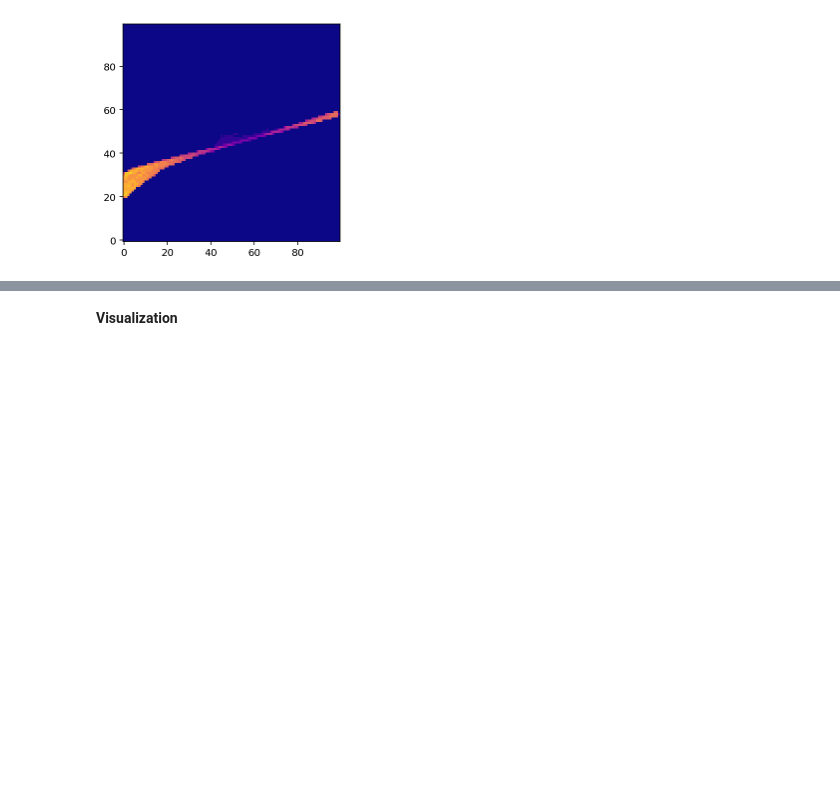
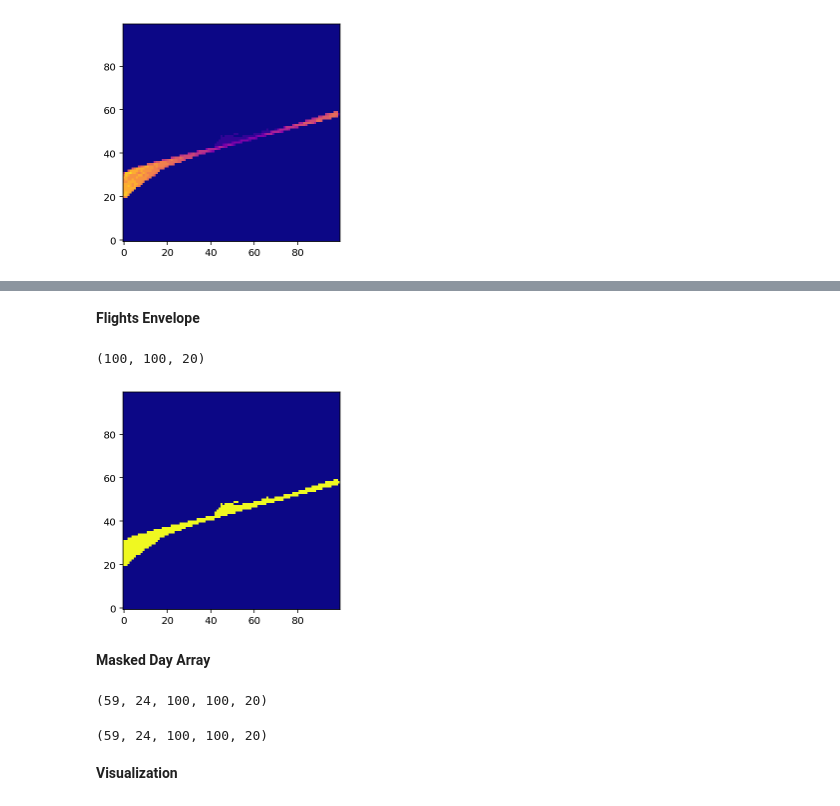
Before and after one commit to naguzmans/opportunistic-utm, a Jupyter notebook: conv_lstm_3d.ipynb, the cells around one changed output, grey strips where cells are left out. Drawn from its saved outputs; the diff is of its cells as text; code cells hidden in the pictures; blank space fills up the shorter version.

```diff
--- a/conv_lstm_3d.ipynb
+++ b/conv_lstm_3d.ipynb
@@ -191,0 +192,36 @@ SARMSE: 0.0783192491603079
+# %% [markdown]
+**Flights Envelope**
+# %%
+flights_envelope = np.where(flatten_average > 0, 1, 0)
+stack = []
+for i in range(0,20):
+  stack.append(flights_envelope)
+
+flights_envelope = np.array(stack)
+flights_envelope = np.moveaxis(flights_envelope, 0, -1)
+plt.imshow(flatten_array(flights_envelope), origin='lower', cmap='plasma')
+flights_envelope.shape
+# %% [output]
+(100, 100, 20)
+[figure, added]
+# %% [markdown]
+**Masked Day Array**
+# %%
+import numpy as np
+from tqdm import tqdm
+
+day_array = []
+for folder in tqdm(folder_list):
+  files = np.sort(glob.glob(folder + '/*.npy', recursive=False))
+  hours_array = np.expand_dims(np.moveaxis(np.load(files[0]), 0, -1)*flights_envelope, 0)
+
+  for i in range(1, 24):
+    next_hour = np.expand_dims(np.moveaxis(np.load(files[i]), 0, -1)*flights_envelope, 0)
+    hours_array = np.concatenate((hours_array, next_hour), axis=0)
+
+  day_array.append(hours_array)
+
+day_array = np.array(day_array)
+day_array.shape
+# %% [output]
+(59, 24, 100, 100, 20)
@@ -192,3 +231,10 @@ SARMSE: 0.0783192491603079
+# %%
+# Load day array
+import numpy as np
+day_array = np.load(f'{folder_path}day_array_masked.npy')
+day_array.shape
+# %% [output]
+(59, 24, 100, 100, 20)
 # %% [markdown]
 **Visualization**
 # %%
```
Also changed, not shown: parts of 13 cells of this notebook.
